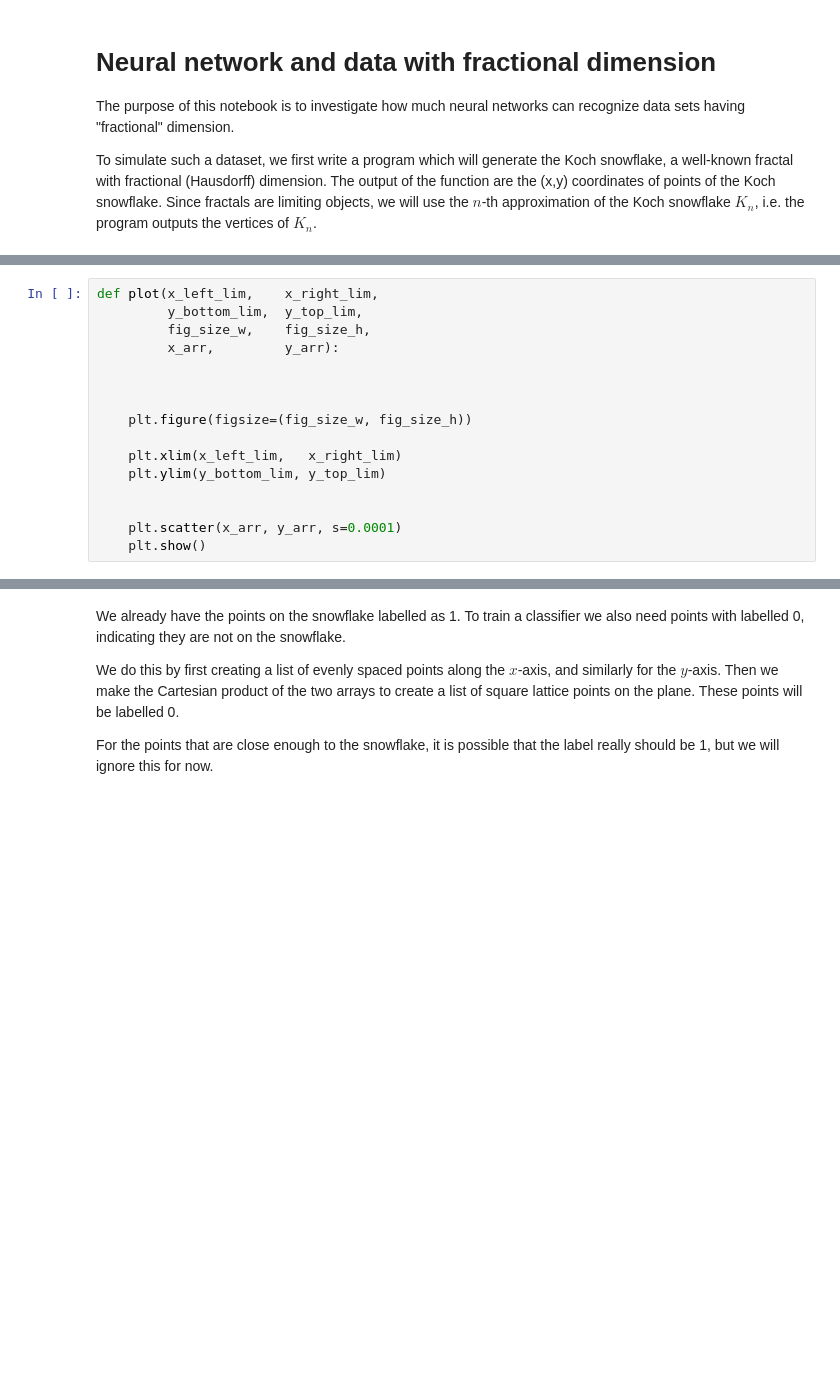
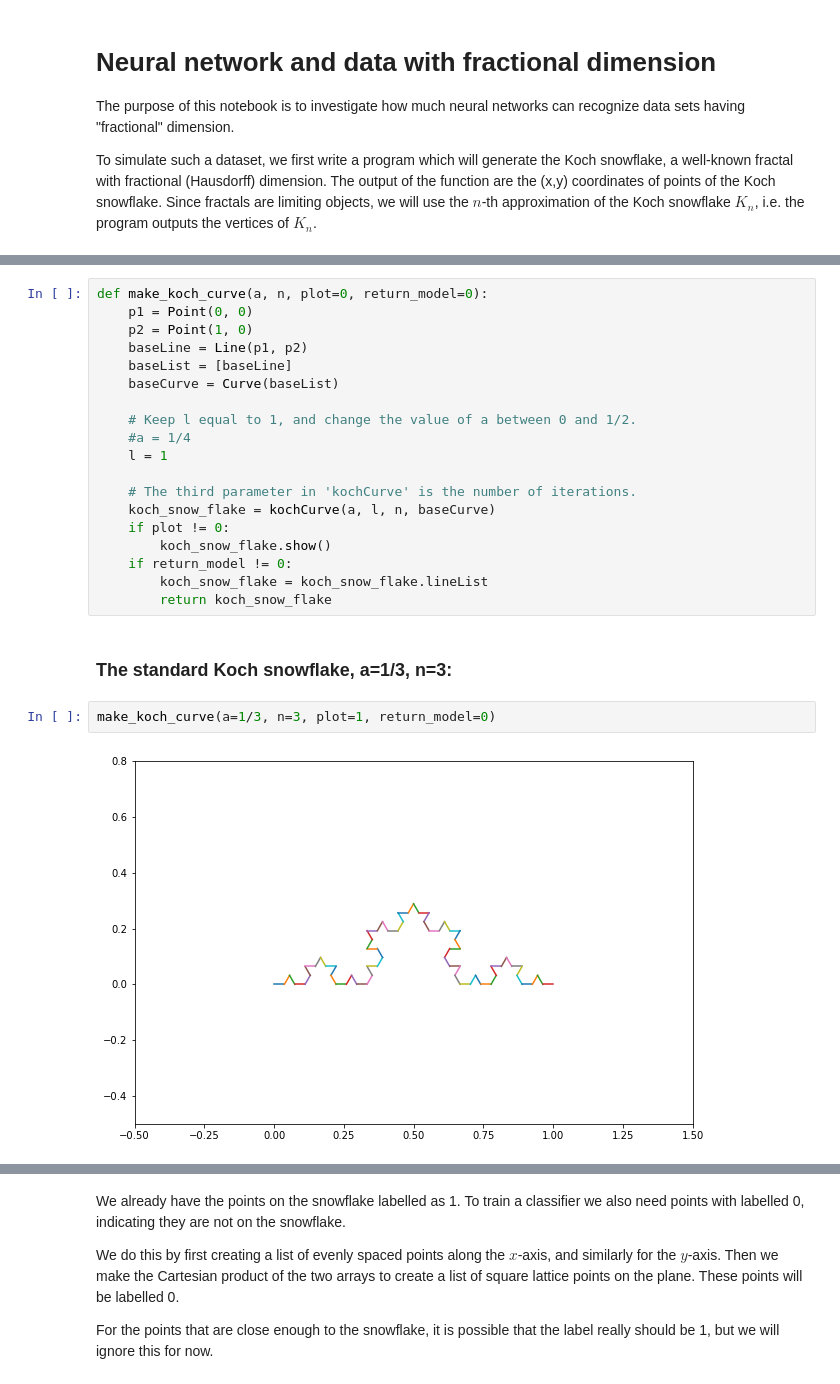
Before and after one commit to ivanchiohk/neural_network_koch_snowflake, a Jupyter notebook: Neural network and data with fractional-dimension.ipynb, the cells around one changed output, grey strips where cells are left out. Saved outputs shown, nothing was run; the diff lists cells and outputs as text; blank space fills up the shorter version.

Commit message:
updated create_koch

```diff
--- a/Neural network and data with fractional-dimension.ipynb
+++ b/Neural network and data with fractional-dimension.ipynb
@@ -288,16 +6,0 @@ The program above outputs a plot of the $n$-th Koch snowflake by interpolating t
-# %%
-def plot(x_left_lim,    x_right_lim,
-         y_bottom_lim,  y_top_lim,
-         fig_size_w,    fig_size_h,
-         x_arr,         y_arr):
-
-
-
-    plt.figure(figsize=(fig_size_w, fig_size_h))
-
-    plt.xlim(x_left_lim,   x_right_lim)
-    plt.ylim(y_bottom_lim, y_top_lim)
-
-
-    plt.scatter(x_arr, y_arr, s=0.0001)
-    plt.show()
@@ -312,0 +154,25 @@ plot(-0.2,    1.2,
+# %%
+def make_koch_curve(a, n, plot=0, return_model=0):
+    p1 = Point(0, 0)
+    p2 = Point(1, 0)
+    baseLine = Line(p1, p2)
+    baseList = [baseLine]
+    baseCurve = Curve(baseList)
+
+    # Keep l equal to 1, and change the value of a between 0 and 1/2.
+    #a = 1/4
+    l = 1
+
+    # The third parameter in 'kochCurve' is the number of iterations.
+    koch_snow_flake = kochCurve(a, l, n, baseCurve)
+    if plot != 0:
+        koch_snow_flake.show()
+    if return_model != 0:
+        koch_snow_flake = koch_snow_flake.lineList
+        return koch_snow_flake
+# %% [markdown]
+### The standard Koch snowflake, a=1/3, n=3:
+# %%
+make_koch_curve(a=1/3, n=3, plot=1, return_model=0)
+# %% [output]
+[figure, added]
```
Also changed, not shown: parts of 68 cells of this notebook.
